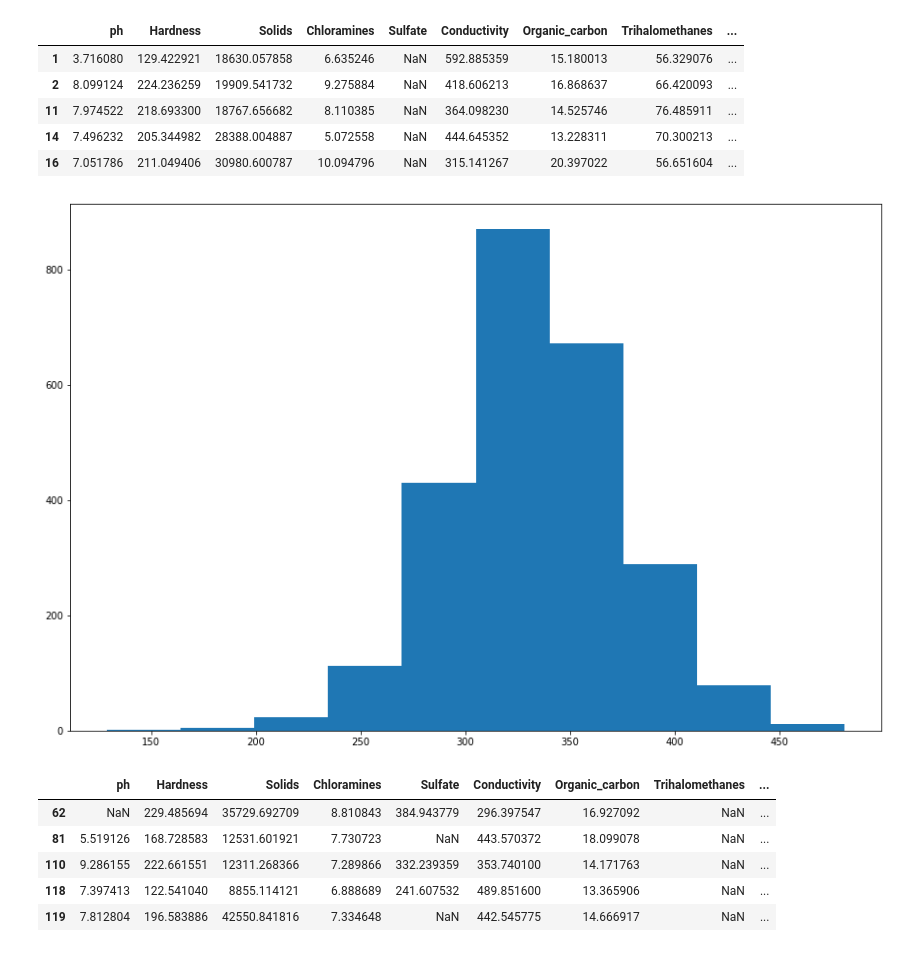
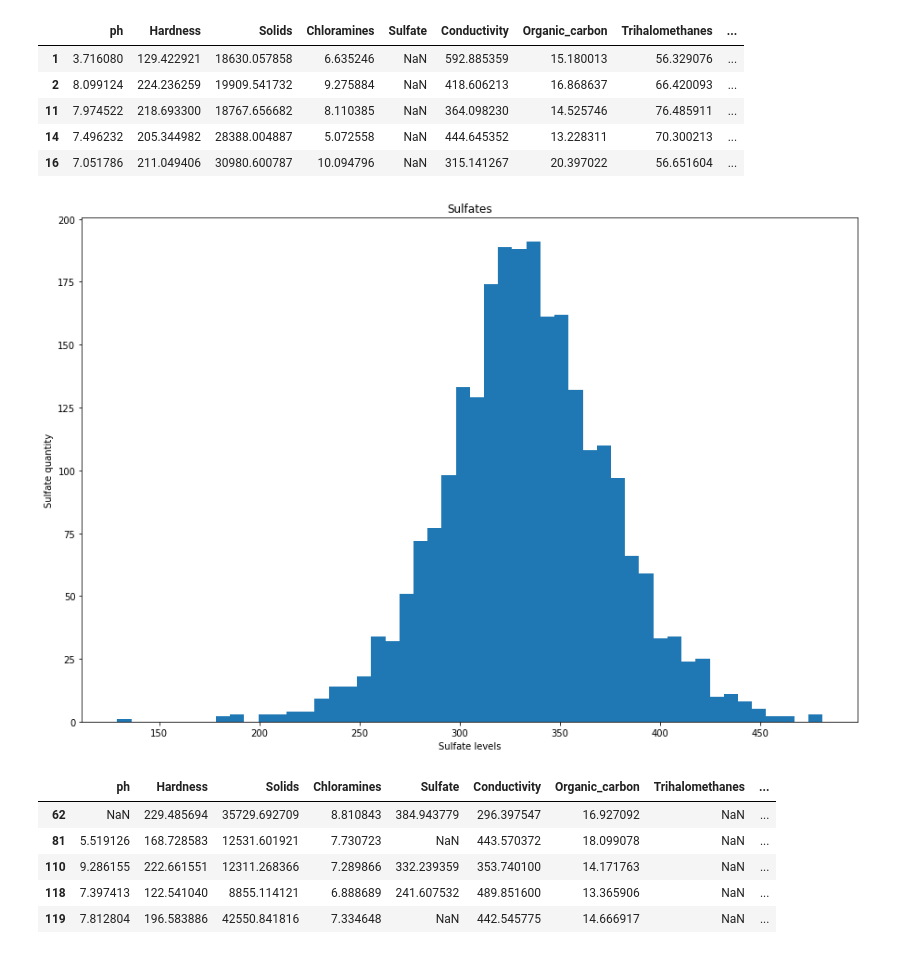
Before and after one commit to keir20/CleanWater, a Jupyter notebook: notebooks/keir20_Clean_Water.ipynb, the cells around one changed output. Drawn from its saved outputs; the diff is of its cells as text; code cells hidden in the pictures.

```diff
--- a/notebooks/keir20_Clean_Water.ipynb
+++ b/notebooks/keir20_Clean_Water.ipynb
@@ -156,9 +171,12 @@ df[df['Sulfate'].isna()].head()
 | 16 | 7.051786 | 211.049406 | 30980.600787 | 10.094796 | NaN | 315.141267 | 20.397022 | 56.651604 | ... |
 # %%
 plt.figure(figsize=(15,10))
-plt.hist(df['Sulfate']);
+plt.hist(df['Sulfate'], bins=50)
+plt.xlabel('Sulfate levels')
+plt.ylabel('Sulfate quantity')
+plt.title('Sulfates');
 # %% [output]
-[figure, old version]
+[figure, new version]
 # %%
 df[df['Trihalomethanes'].isna()].head()
 # %% [output]
```
Also changed, not shown: parts of 22 cells of this notebook.
